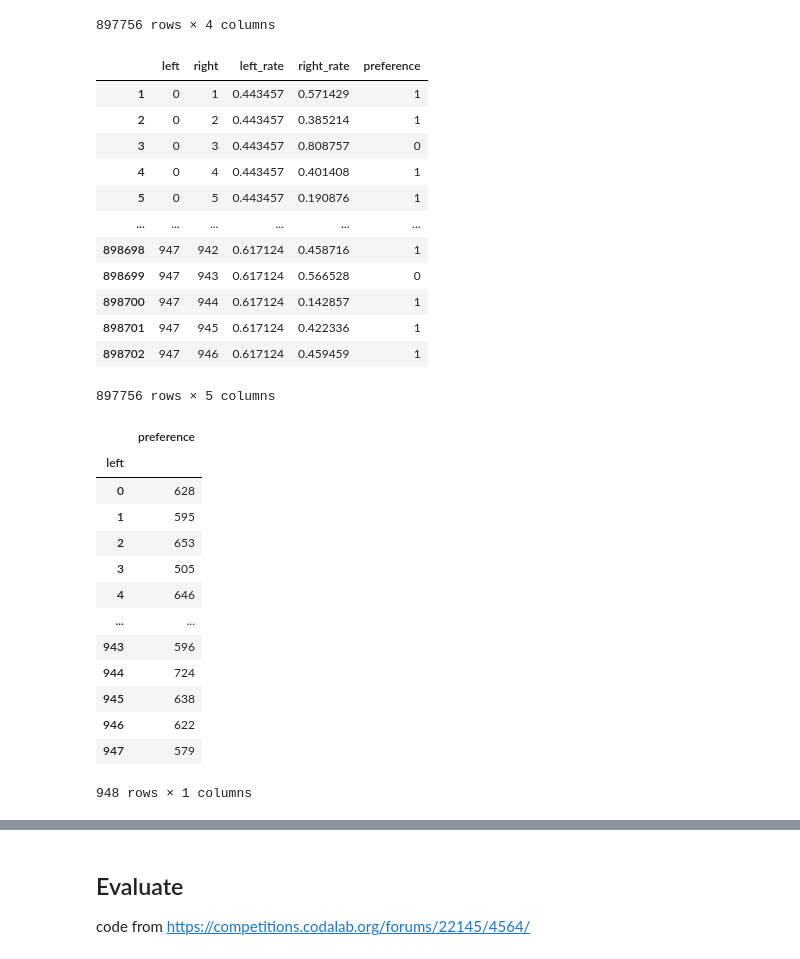
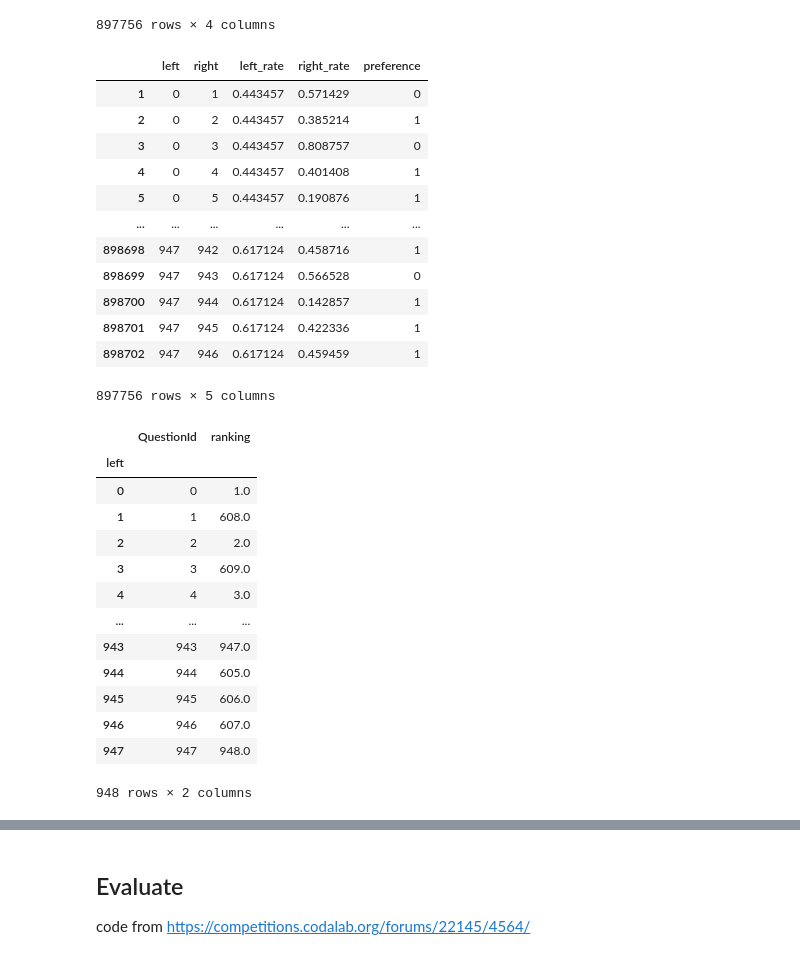
Before and after one commit to qjrm2333/ML_Term_Project, a Jupyter notebook: task3_eda.ipynb, the cells around one changed output, grey strips where cells are left out. Cells and saved outputs as stored; diff of their text form; code cells hidden in the pictures.

```diff
--- a/task3_eda.ipynb
+++ b/task3_eda.ipynb
@@ -278,3 +278,11 @@ Generalized Linear Model Regression Results
 | Intercept | 26.6330 | 22.792 | 1.169 | 0.243 | -18.039 | 71.305 |
 | left_rate | -7.3353 | 15.377 | -0.477 | 0.633 | -37.474 | 22.803 |
 | right_rate | -40.6138 | 28.556 | -1.422 | 0.155 | -96.583 | 15.355 |
+# %%
+#left_rate's p-value is also high and that it is not appropriate
+#However, it is strange that only one value affects the comparison of the two objects when understood in common sense,
+#so I would like to make two models and check them all.
+model2 = smf.glm(formula = 'preference ~ right_rate',
+                data=data_training, family=sm.families.Binomial())
+fit2 = model2.fit()
+fit2.summary()
@@ -325,3 +371,21 @@ print("0.9 : %f" % np.mean(Ytest==Yhat_test))
 0.5 : 0.440000
 0.7 : 0.440000
 0.9 : 0.360000
+# %%
+# Verifying the probability of Model 2 using test data
+Xtest = sm.add_constant(data_test.loc[:, 'left_rate':'right_rate'])
+Ytest = data_test.preference
+
+prob_test = fit2.predict(Xtest)
+
+Yhat_test = 1*(prob_test>0.3)
+print("0.3 : %f" % np.mean(Ytest==Yhat_test))
+
+Yhat_test = 1*(prob_test>0.5)
+print("0.5 : %f" % np.mean(Ytest==Yhat_test))
+
+Yhat_test = 1*(prob_test>0.7)
+print("0.7 : %f" % np.mean(Ytest==Yhat_test))
+
+Yhat_test = 1*(prob_test>0.9)
+print("0.9 : %f" % np.mean(Ytest==Yhat_test))
@@ -357,14 +426,14 @@ main_data
 #The probability is determined to use 0.5
 Xresult = sm.add_constant(main_data.loc[:, 'left_rate':'right_rate'])
 
-prob_result = fit.predict(Xresult)
+prob_result = fit2.predict(Xresult)
 Yhat_result = 1*(prob_result>0.5)
 
 main_data['preference']=Yhat_result
 main_data
 # %% [output]
 |  | left | right | left_rate | right_rate | preference |
-| 1 | 0 | 1 | 0.443457 | 0.571429 | 1 |
+| 1 | 0 | 1 | 0.443457 | 0.571429 | 0 |
 | 2 | 0 | 2 | 0.443457 | 0.385214 | 1 |
 | 3 | 0 | 3 | 0.443457 | 0.808757 | 0 |
 | 4 | 0 | 4 | 0.443457 | 0.401408 | 1 |
@@ -379,21 +448,27 @@ main_data
 # %%
 #Create a group around 'left Question'
 #so that the sum of the preferences is the number of defeats
-rank = main_data.groupby('left')[["preference"]].sum()
+rank_model2 = main_data.groupby('left')[["preference"]].sum()
 
-rank
+#Ranking based on the number of defeats
+rank_model2['ranking'] = rank_model2['preference'].rank(method='first')
+
+rank_model2['QuestionId'] = rank_model2.index
+
+rank_model2[['QuestionId',"ranking"]].to_csv('20182637.csv', index=False)
+rank_model2[['QuestionId',"ranking"]]
 # %% [output]
-|  | preference |
-| left |  |
-| 0 | 628 |
-| 1 | 595 |
-| 2 | 653 |
-| 3 | 505 |
-| 4 | 646 |
-| ... | ... |
-| 943 | 596 |
-| 944 | 724 |
-| 945 | 638 |
-| 946 | 622 |
-| 947 | 579 |
+|  | QuestionId | ranking |
+| left |  |  |
+| 0 | 0 | 1.0 |
+| 1 | 1 | 608.0 |
+| 2 | 2 | 2.0 |
+| 3 | 3 | 609.0 |
+| 4 | 4 | 3.0 |
+| ... | ... | ... |
+| 943 | 943 | 947.0 |
+| 944 | 944 | 605.0 |
+| 945 | 945 | 606.0 |
+| 946 | 946 | 607.0 |
+| 947 | 947 | 948.0 |
-948 rows × 1 columns
+948 rows × 2 columns
```
Also changed, not shown: parts of 11 cells of this notebook, 1 other file.
